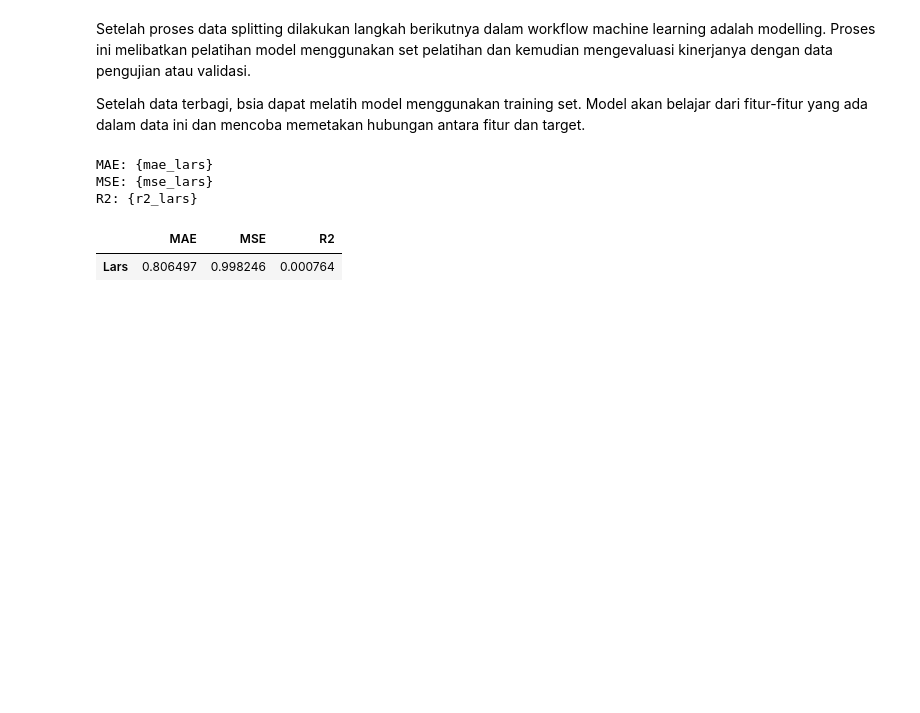
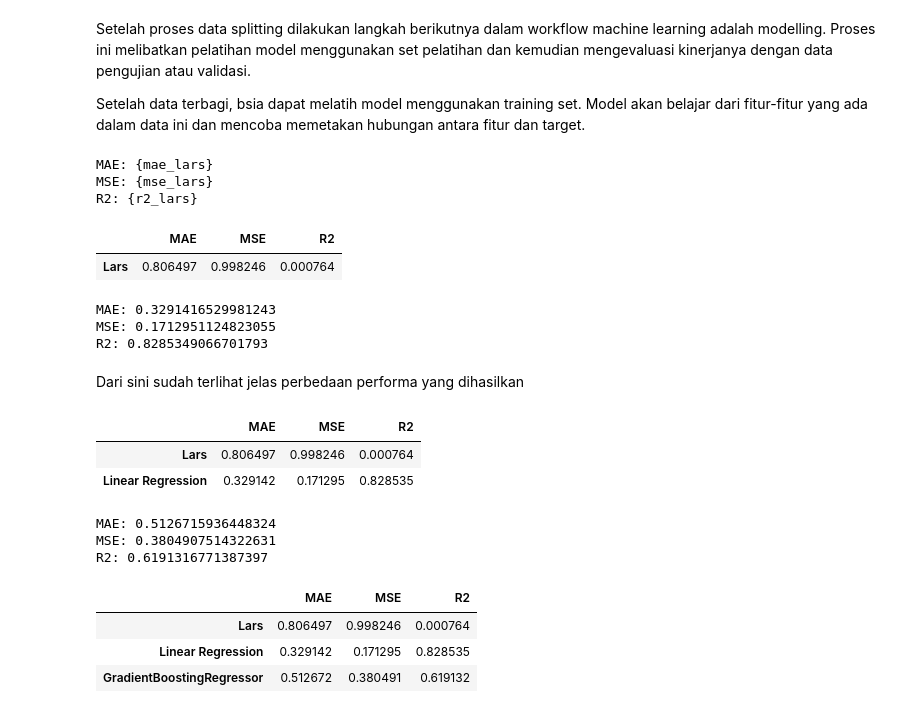
Before and after one commit to Luseat/dicoding_task_project_regession, a Jupyter notebook: dicoding_task_project_regression.ipynb, the cells around one changed output. Drawn from its saved outputs; the diff is of its cells as text; code cells hidden in the pictures; blank space fills up the shorter version.

```diff
--- a/dicoding_task_project_regression.ipynb
+++ b/dicoding_task_project_regression.ipynb
@@ -299,3 +299,56 @@ df_results
 # %% [output]
 |  | MAE | MSE | R2 |
 | Lars | 0.806497 | 0.998246 | 0.000764 |
+# %%
+from sklearn.linear_model import LinearRegression
+LR = LinearRegression().fit(x_train, y_train)
+
+pred_LR = LR.predict(x_test)
+
+mae_LR = mean_absolute_error(y_test, pred_LR)
+mse_LR = mean_squared_error(y_test, pred_LR)
+r2_LR = r2_score(y_test, pred_LR)
+
+print(f"MAE: {mae_LR}")
+print(f"MSE: {mse_LR}")
+print(f"R2: {r2_LR}")
+# %% [output]
+MAE: 0.3291416529981243
+MSE: 0.1712951124823055
+R2: 0.8285349066701793
+# %% [markdown]
+Dari sini sudah terlihat jelas perbedaan performa yang dihasilkan
+# %%
+df_results.loc['Linear Regression'] = [mae_LR, mse_LR, r2_LR]
+df_results
+# %% [output]
+|  | MAE | MSE | R2 |
+| Lars | 0.806497 | 0.998246 | 0.000764 |
+| Linear Regression | 0.329142 | 0.171295 | 0.828535 |
+# %%
+from sklearn.ensemble import GradientBoostingRegressor
+
+GBR = GradientBoostingRegressor(random_state=184)
+GBR.fit(x_train, y_train)
+
+pred_GBR = GBR.predict(x_test)
+
+mae_GBR = mean_absolute_error(y_test, pred_GBR)
+mse_GBR = mean_squared_error(y_test, pred_GBR)
+r2_GBR = r2_score(y_test, pred_GBR)
+
+print(f"MAE: {mae_GBR}")
+print(f"MSE: {mse_GBR}")
+print(f"R2: {r2_GBR}")
+# %% [output]
+MAE: 0.5126715936448324
+MSE: 0.3804907514322631
+R2: 0.6191316771387397
+# %%
+df_results.loc['GradientBoostingRegressor'] = [mae_GBR, mse_GBR, r2_GBR]
+df_results
+# %% [output]
+|  | MAE | MSE | R2 |
+| Lars | 0.806497 | 0.998246 | 0.000764 |
+| Linear Regression | 0.329142 | 0.171295 | 0.828535 |
+| GradientBoostingRegressor | 0.512672 | 0.380491 | 0.619132 |
```
